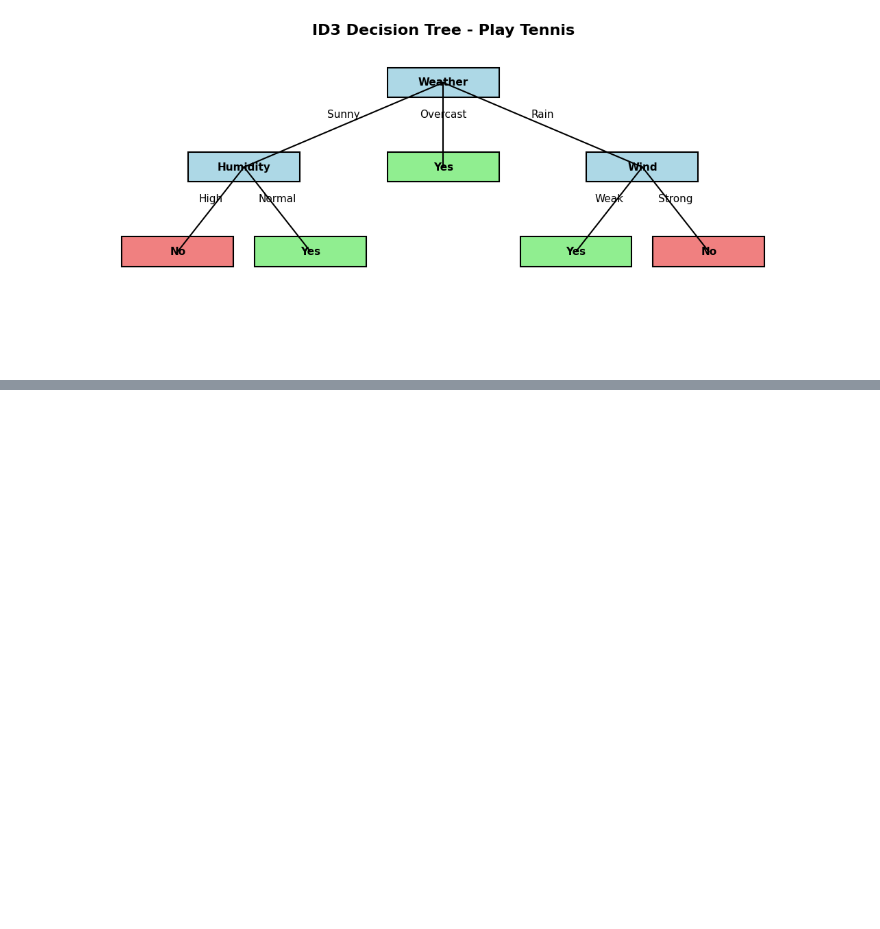
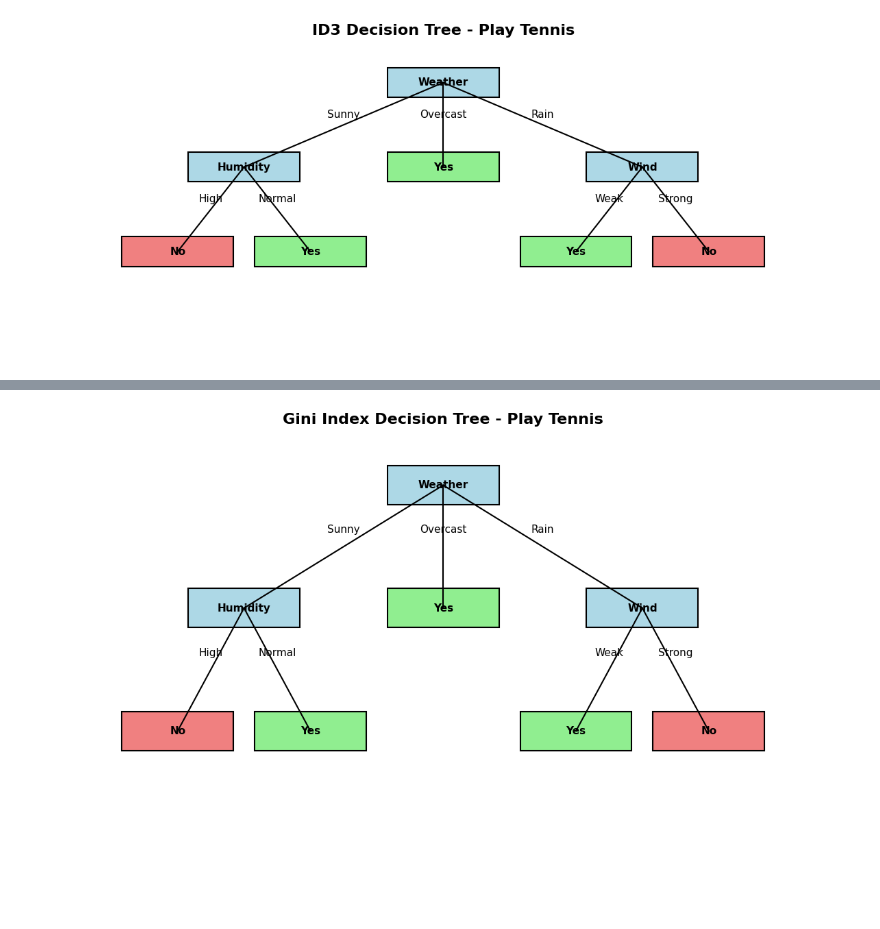
Before and after one commit to beherapriyanka186-netizen/python_nist, a Jupyter notebook: play_Tennis.ipynb, the cells around one changed output, grey strips where cells are left out. Saved outputs shown, nothing was run; the diff lists cells and outputs as text; code cells hidden in the pictures; blank space fills up the shorter version.

```diff
--- a/play_Tennis.ipynb
+++ b/play_Tennis.ipynb
@@ -110,0 +115,17 @@ plot_id3_tree(tree)
+# %%
+def gini(data):
+    p = data["Play"].value_counts(normalize=True)
+    return 1 - sum(p ** 2)
+
+def gini_index(data, feature):
+    total = len(data)
+    return sum(
+        (len(group) / total) * gini(group)for _, group in data.groupby(feature))
+features = ["Weather", "Temperature", "Humidity", "Wind"]
+print("Gini Index:")
+gini_values = {}
+for feature in features:
+    gini_values[feature] = gini_index(df, feature)
+    print(feature, "=", round(gini_values[feature], 4))
+root = min(gini_values, key=gini_values.get)
+print("\nRoot Node =", root)
@@ -110,0 +140,69 @@ plot_id3_tree(tree)
+# %%
+def gini(data):
+    p = data["Play"].value_counts(normalize=True)
+    return 1 - sum(p ** 2)
+
+def gini_index(data, feature):
+    total = len(data)
+    return sum(
+        (len(group) / total) * gini(group)
+        for _, group in data.groupby(feature)
+    )
+
+features = ["Weather", "Temperature", "Humidity", "Wind"]
+
+print("Gini Index:")
+gini_values = {}
+
+for feature in features:
+    gini_values[feature] = gini_index(df, feature)
+    print(feature, "=", round(gini_values[feature], 4))
+root = min(gini_values, key=gini_values.get)
+print("\nRoot Node =", root)
+
+tree = {"Weather": {"Sunny": {"Humidity": {"High": "No","Normal": "Yes"}},"Overcast": "Yes","Rain": {"Wind": {"Weak": "Yes","Strong": "No"}}}}
+def get_positions(tree, x=0.5, y=1.0, width=0.5,
+                  positions=None, edges=None):
+    if positions is None:
+        positions = {}
+    if edges is None:
+        edges = []
+    if not isinstance(tree, dict):
+        return positions, edges
+    feature = list(tree.keys())[0]
+    branches = tree[feature]
+    positions[id(tree)] = (x, y, feature)
+    n = len(branches)
+    child_x = np.linspace(x - width / 2,x + width / 2,n)
+    for cx, (value, subtree) in zip(child_x, branches.items()):
+        cy = y - 0.22
+        edges.append((x, y, cx, cy, value))
+        if isinstance(subtree, dict):
+            child_feature = list(subtree.keys())[0]
+            positions[id(subtree)] = (cx, cy, child_feature)
+            get_positions(subtree,cx,cy,width / max(n, 2),positions,edges)
+        else:
+            positions[("leaf", cx, cy, value)] = (cx,cy,str(subtree))
+    return positions, edges
+def plot_tree(tree):
+    fig, ax = plt.subplots(figsize=(15, 9))
+    positions, edges = get_positions(tree)
+    for x1, y1, x2, y2, label in edges:
+        ax.plot([x1, x2],[y1, y2],color="black",linewidth=1.5)
+        ax.text((x1 + x2) / 2,(y1 + y2) / 2 + 0.025,label,ha="center",fontsize=11)
+    for _, (x, y, label) in positions.items():
+        if label == "Yes":
+            facecolor = "lightgreen"
+        elif label == "No":
+            facecolor = "lightcoral"
+        else:
+            facecolor = "lightblue"
+        ax.add_patch(Rectangle((x - 0.07, y - 0.035),0.14,0.07,facecolor=facecolor,edgecolor="black",linewidth=1.5))
+        ax.text(x,y,label,ha="center",va="center",fontsize=11,fontweight="bold")
+    ax.set_xlim(0, 1)
+    ax.set_ylim(0.25, 1.1)
+    ax.axis("off")
+    plt.title("Gini Index Decision Tree - Play Tennis",fontsize=16,fontweight="bold")
+    plt.show()
+plot_tree(tree)
+# %% [output]
@@ -110,0 +216 @@ plot_id3_tree(tree)
+[figure, added]
```
Also changed, not shown: parts of 4 cells of this notebook.
